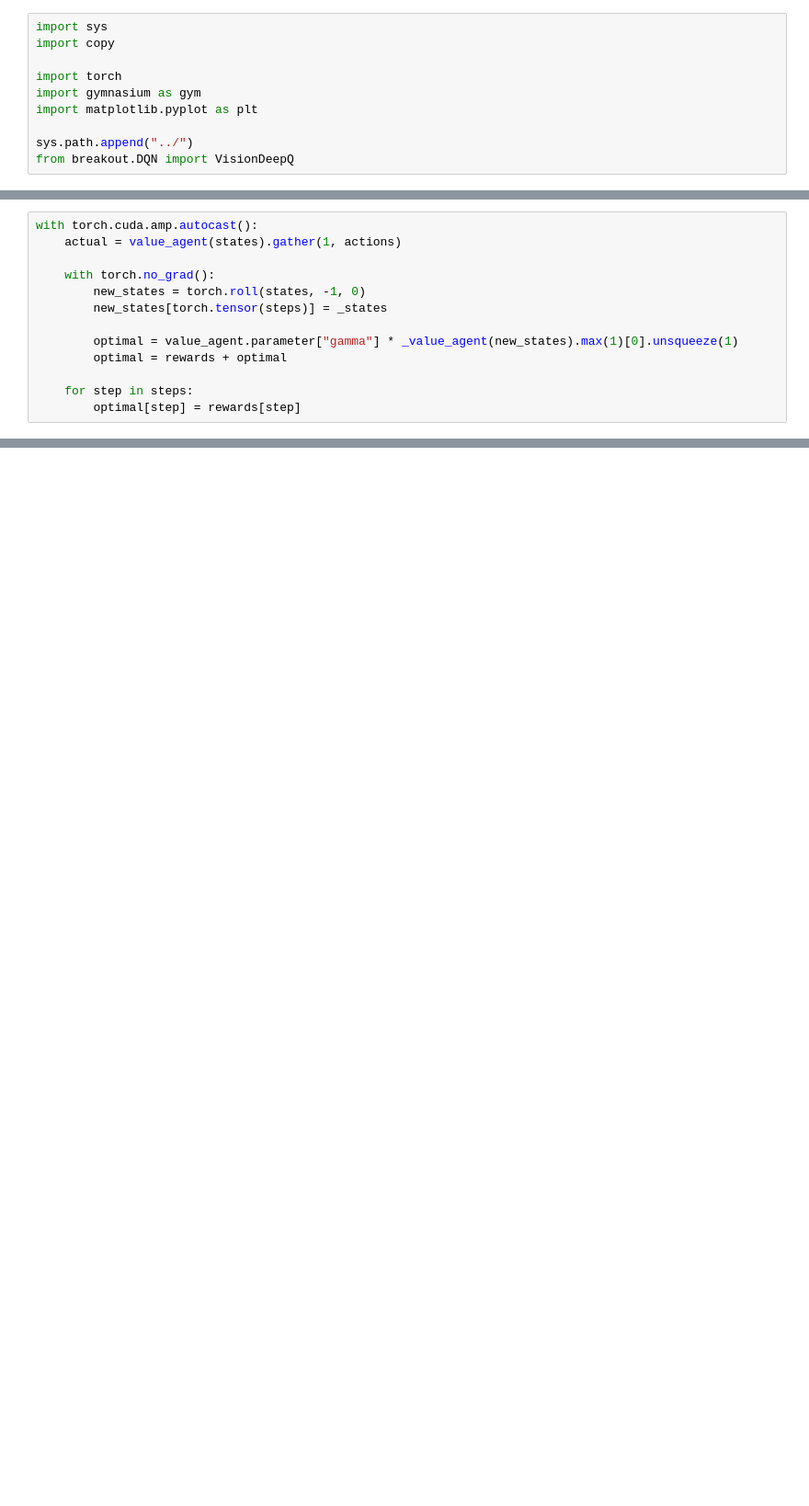
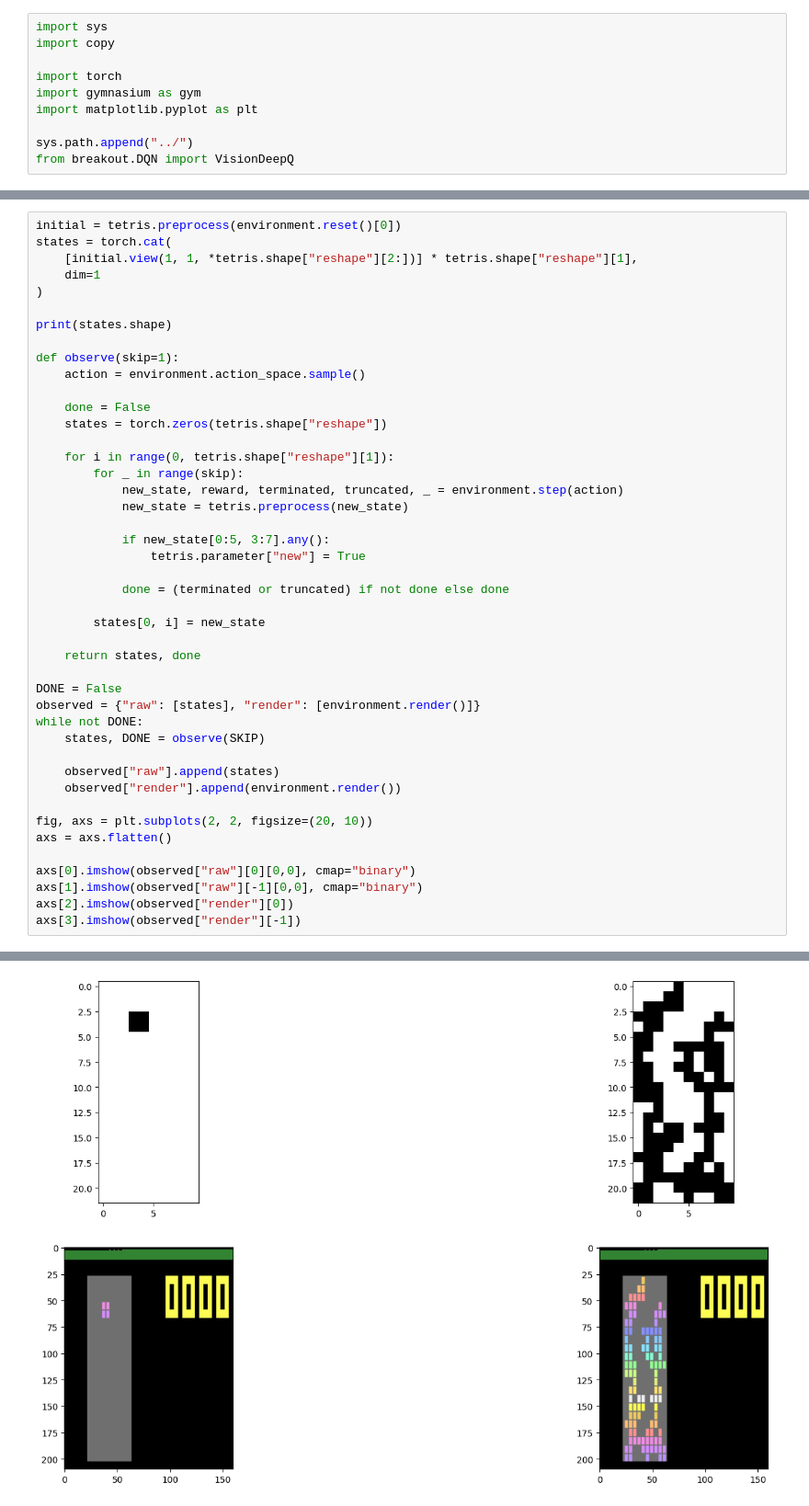
Before and after one commit to hallvardnmbu/reinforcement-learning, a Jupyter notebook: help/debug.ipynb, the cells around one changed output, grey strips where cells are left out. Shown at 92% size. Drawn from its saved outputs; the diff is of its cells as text; blank space fills up the shorter version.

```diff
--- a/help/debug.ipynb
+++ b/help/debug.ipynb
@@ -139,13 +148,0 @@ for i in range(15):
-# %%
-with torch.cuda.amp.autocast():
-    actual = value_agent(states).gather(1, actions)
-
-    with torch.no_grad():
-        new_states = torch.roll(states, -1, 0)
-        new_states[torch.tensor(steps)] = _states
-
-        optimal = value_agent.parameter["gamma"] * _value_agent(new_states).max(1)[0].unsqueeze(1)
-        optimal = rewards + optimal
-
-    for step in steps:
-        optimal[step] = rewards[step]
@@ -162,0 +297,45 @@ for i in range(4):
+# %%
+initial = tetris.preprocess(environment.reset()[0])
+states = torch.cat(
+    [initial.view(1, 1, *tetris.shape["reshape"][2:])] * tetris.shape["reshape"][1],
+    dim=1
+)
+
+print(states.shape)
+
+def observe(skip=1):
+    action = environment.action_space.sample()
+
+    done = False
+    states = torch.zeros(tetris.shape["reshape"])
+
+    for i in range(0, tetris.shape["reshape"][1]):
+        for _ in range(skip):
+            new_state, reward, terminated, truncated, _ = environment.step(action)
+            new_state = tetris.preprocess(new_state)
+
+            if new_state[0:5, 3:7].any():
+                tetris.parameter["new"] = True
+
+            done = (terminated or truncated) if not done else done
+
+        states[0, i] = new_state
+
+    return states, done
+
+DONE = False
+observed = {"raw": [states], "render": [environment.render()]}
+while not DONE:
+    states, DONE = observe(SKIP)
+
+    observed["raw"].append(states)
+    observed["render"].append(environment.render())
+
+fig, axs = plt.subplots(2, 2, figsize=(20, 10))
+axs = axs.flatten()
+
+axs[0].imshow(observed["raw"][0][0,0], cmap="binary")
+axs[1].imshow(observed["raw"][-1][0,0], cmap="binary")
+axs[2].imshow(observed["render"][0])
+axs[3].imshow(observed["render"][-1])
+# %% [output]
@@ -162,0 +344 @@ for i in range(4):
+[figure, added]
```
Also changed, not shown: parts of 14 cells of this notebook, 1 other file.
